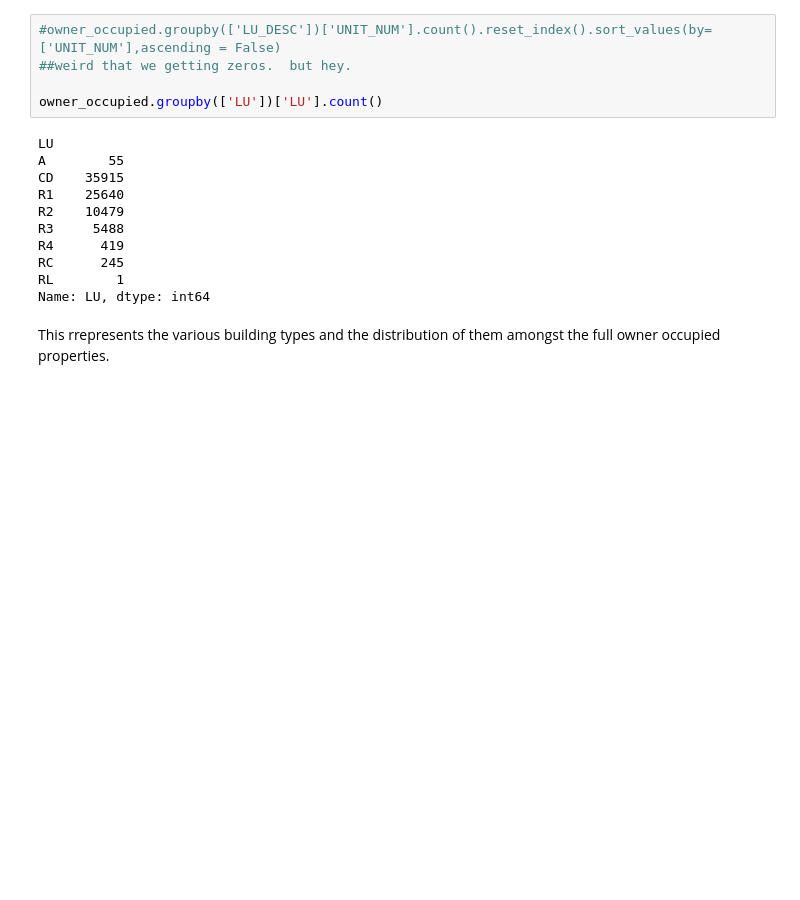
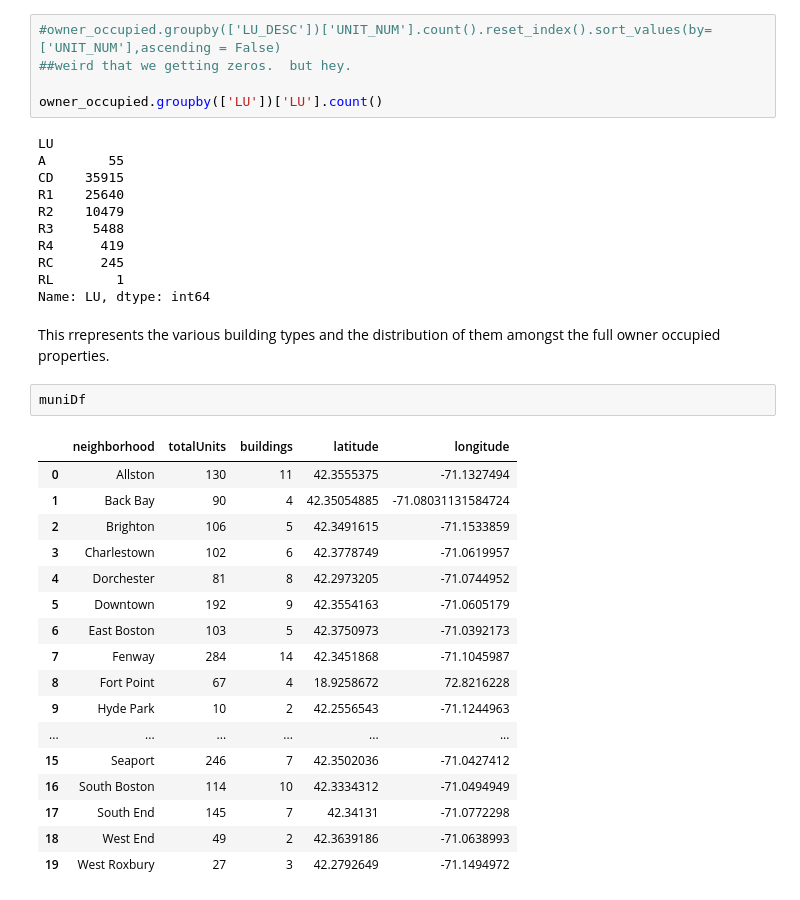
Before and after one commit to sssqwe/ds-councilor-louijeune-small-landlord, a Jupyter notebook: data_explore.ipynb, the cells around one changed output. Cells and saved outputs as stored; diff of their text form; blank space fills up the shorter version.

```diff
--- a/data_explore.ipynb
+++ b/data_explore.ipynb
@@ -255,3 +255,23 @@ RL        1
 Name: LU, dtype: int64
 # %% [markdown]
 This rrepresents the various building types and the distribution of them amongst the full owner occupied properties.
+# %%
+muniDf
+# %% [output]
+|  | neighborhood | totalUnits | buildings | latitude | longitude |
+| 0 | Allston | 130 | 11 | 42.3555375 | -71.1327494 |
+| 1 | Back Bay | 90 | 4 | 42.35054885 | -71.08031131584724 |
+| 2 | Brighton | 106 | 5 | 42.3491615 | -71.1533859 |
+| 3 | Charlestown | 102 | 6 | 42.3778749 | -71.0619957 |
+| 4 | Dorchester | 81 | 8 | 42.2973205 | -71.0744952 |
+| 5 | Downtown | 192 | 9 | 42.3554163 | -71.0605179 |
+| 6 | East Boston | 103 | 5 | 42.3750973 | -71.0392173 |
+| 7 | Fenway | 284 | 14 | 42.3451868 | -71.1045987 |
+| 8 | Fort Point | 67 | 4 | 18.9258672 | 72.8216228 |
+| 9 | Hyde Park | 10 | 2 | 42.2556543 | -71.1244963 |
+| ... | ... | ... | ... | ... | ... |
+| 15 | Seaport | 246 | 7 | 42.3502036 | -71.0427412 |
+| 16 | South Boston | 114 | 10 | 42.3334312 | -71.0494949 |
+| 17 | South End | 145 | 7 | 42.34131 | -71.0772298 |
+| 18 | West End | 49 | 2 | 42.3639186 | -71.0638993 |
+| 19 | West Roxbury | 27 | 3 | 42.2792649 | -71.1494972 |
```
Also changed, not shown: parts of 1 cell of this notebook, 3 other files.
